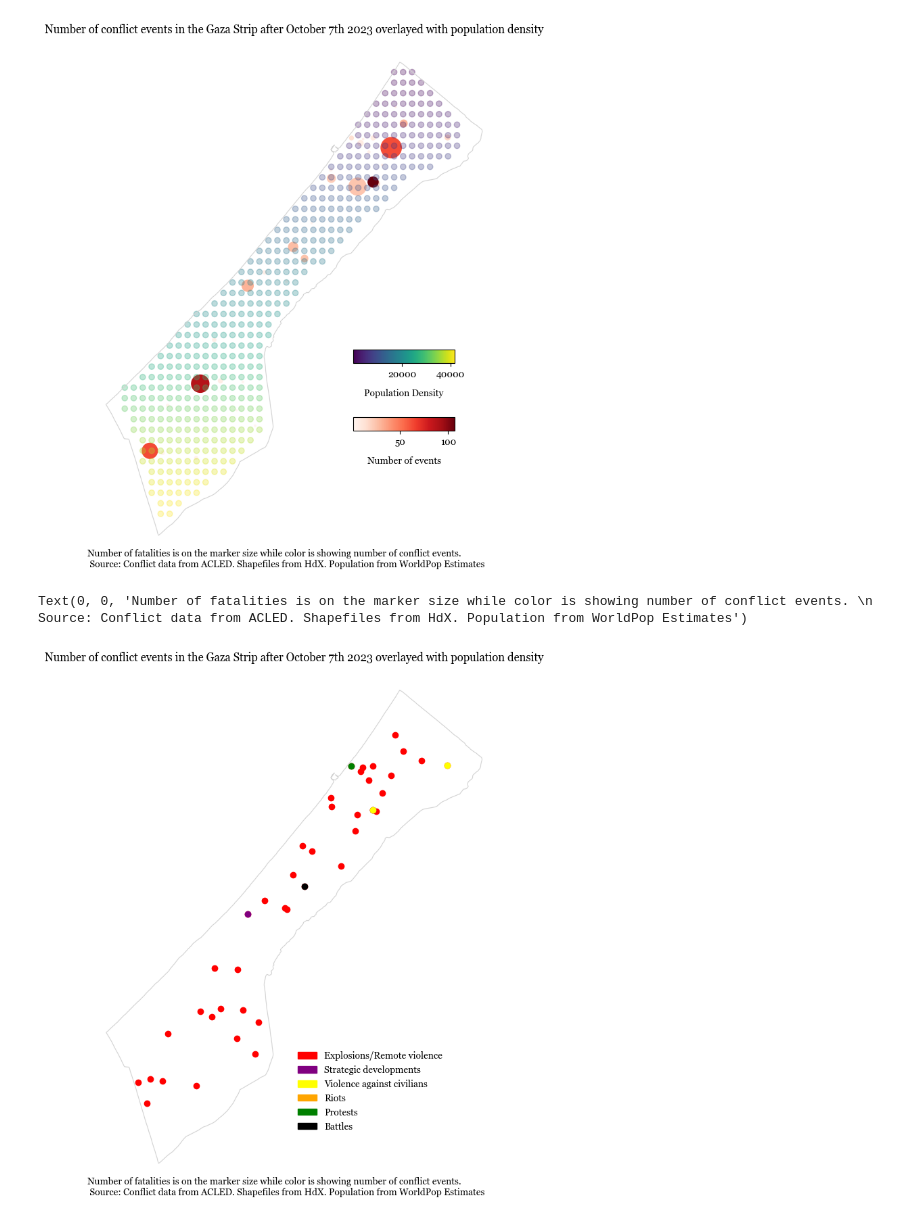
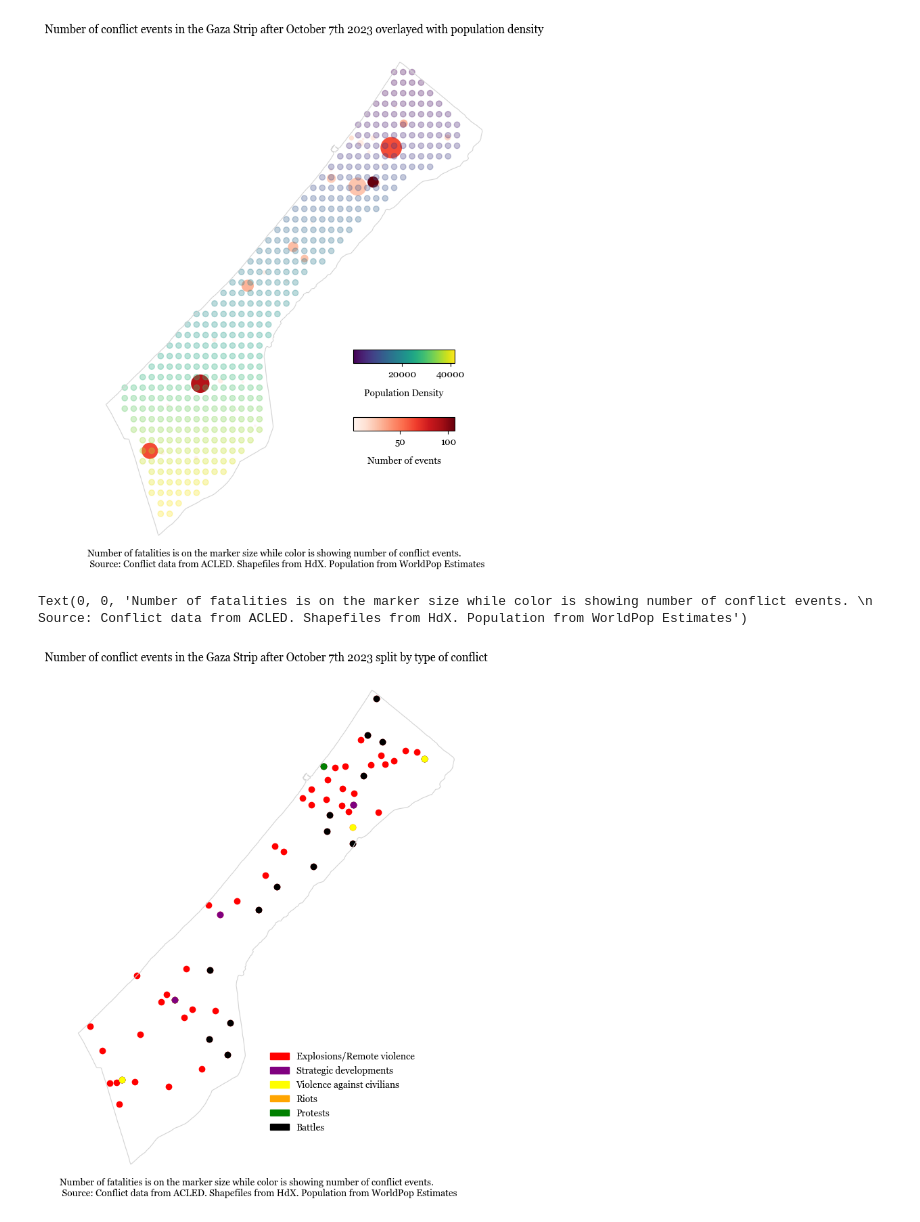
Before and after one commit to datapartnership/gaza-israel-conflict-impact-analysis, a Jupyter notebook: notebooks/conflict/acled.ipynb, the cells around one changed output. Cells and saved outputs as stored; diff of their text form; code cells hidden in the pictures.

Commit message:
Conflict on PoIs update

```diff
--- a/notebooks/conflict/acled.ipynb
+++ b/notebooks/conflict/acled.ipynb
@@ -120,7 +122,7 @@ palestine_adm1 = gpd.read_file('../../data/shapefiles/pse_adm_pamop_20231019_shp
 palestine_adm0 = gpd.read_file('../../data/shapefiles/pse_adm_pamop_20231019_shp/pse_admbnda_adm0_pamop_20231019.shp')
 # %%
 from datetime import datetime
-acled = pd.read_csv('../../data/conflict/1997-01-01-2023-11-29-Palestine.csv')
+acled = pd.read_csv('../../data/conflict/2004-01-01-2023-11-12-Palestine.csv')
 acled['event_date'] = acled['event_date'].apply(lambda x: datetime.strptime(x, '%d %B %Y'))
 # %%
 from shapely.geometry import Point
@@ -226,32 +228,32 @@ cmap_dict = {'Explosions/Remote violence':'red', 'Strategic developments':'purpl
 # %%
 plt.rcParams["font.family"] = "Georgia"
 
-fig, ax = plt.subplots(1, 1, figsize=(10, 10))
+fig, ax = plt.subplots(1, 2, figsize=(10, 10))
 df = acled[acled['event_date']>='2023-10-07'].sjoin(palestine_adm1).groupby(['latitude', 'longitude', 'ADM1_EN', 'event_type'])['fatalities'].agg(['sum', 'count']).reset_index()
 df.rename(columns = {'sum':'fatalities', 'count':'nrEvents'}, inplace=True)
 df = df[df['ADM1_EN']=='Gaza Strip']
 df = convert_to_gdf(df)
 
 
 palestine_adm1[palestine_adm1['ADM1_EN']=='Gaza Strip'].boundary.plot(ax=ax, linewidth = 0.8, color = 'lightgrey')
 
 for event_type in df['event_type'].unique():
     df[df['event_type']==event_type].plot(color=cmap_dict[event_type], ax=ax,  label = event_type)
 
 import matplotlib.patches as mpatches
 
 patches = [mpatches.Patch(color=color, label=t) for t, color in cmap_dict.items()]
 ax.legend(handles=patches, loc=(0.5, 0.1), frameon=False)
 
 
 ax.axis('off')
 
-ax.set_title("Number of conflict events in the Gaza Strip after October 7th 2023 overlayed with population density")
+ax.set_title("Number of conflict events in the Gaza Strip after October 7th 2023 split by type of conflict")
 
 subtitle = f'Number of fatalities is on the marker size while color is showing number of conflict events. \n Source: Conflict data from ACLED. Shapefiles from HdX. Population from WorldPop Estimates'
 
 ax.text(0, 0, subtitle, ha='left', va='center', transform=ax.transAxes,
         fontsize=10, color='black', weight='normal')
 # %% [output]
 Text(0, 0, 'Number of fatalities is on the marker size while color is showing number of conflict events. \n Source: Conflict data from ACLED. Shapefiles from HdX. Population from WorldPop Estimates')
-[figure, old version]
+[figure, new version]
```
Also changed, not shown: parts of 16 cells of this notebook, 4 other files.
